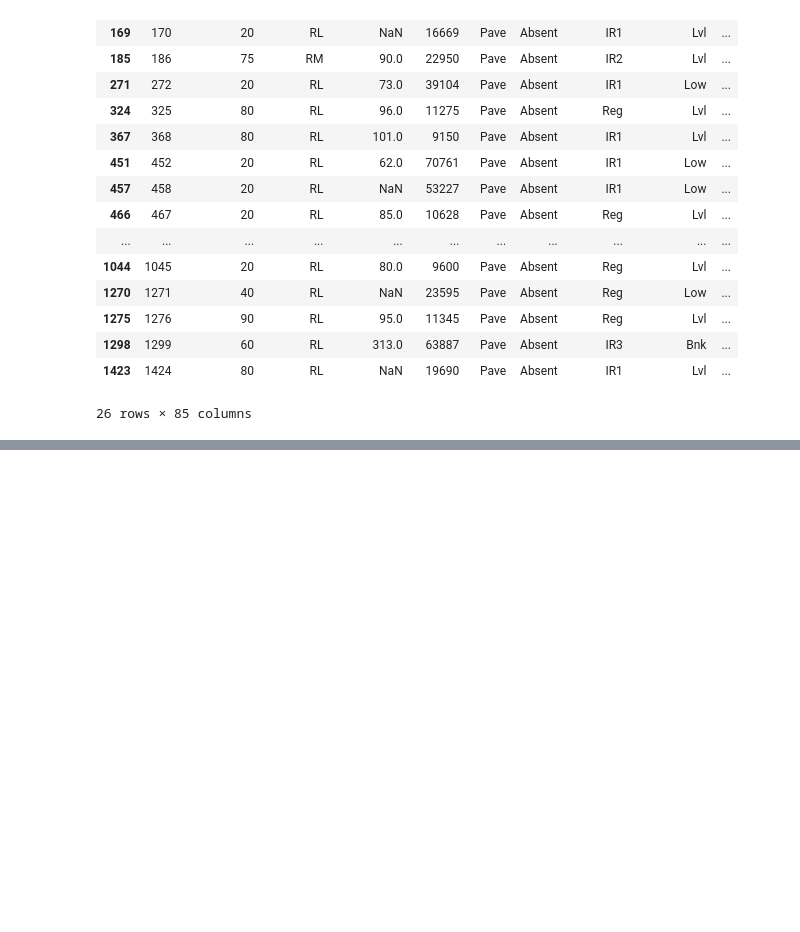
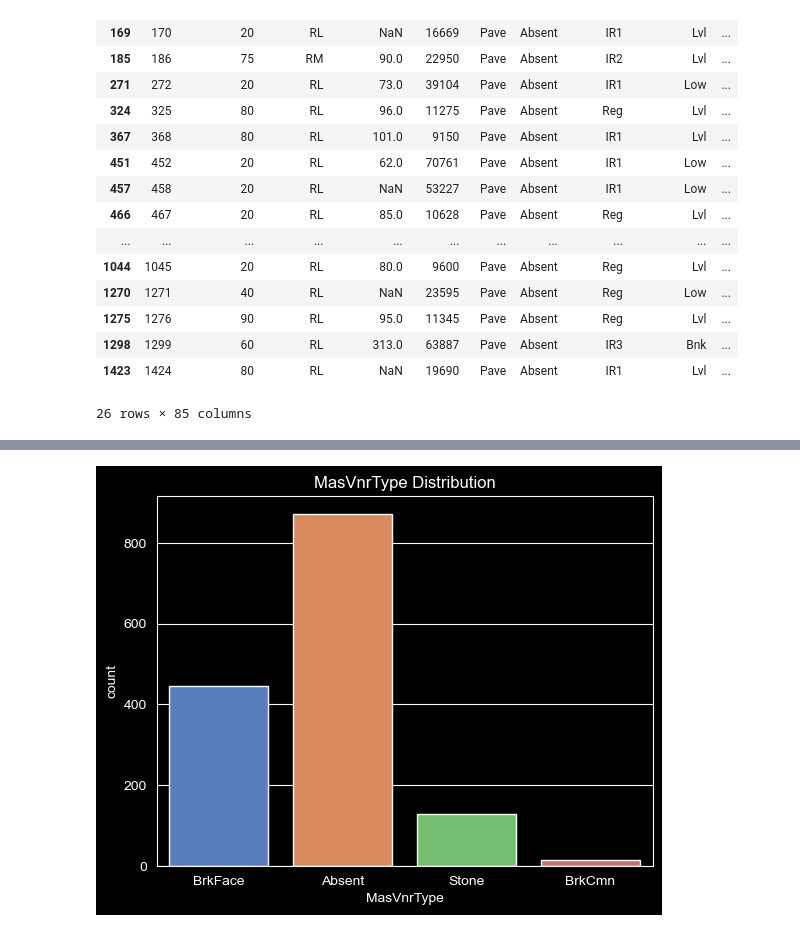
Before and after one commit to SashaCurry/HousePrices, a Jupyter notebook: 1_EDA.ipynb, the cells around one changed output, grey strips where cells are left out. Saved outputs shown, nothing was run; the diff lists cells and outputs as text; code cells hidden in the pictures; blank space fills up the shorter version.

```diff
--- a/1_EDA.ipynb
+++ b/1_EDA.ipynb
@@ -1059,0 +1137,8 @@ df[df['RoofMatl'] != 'CompShg']
+# %%
+df['MasVnrType'] = df['MasVnrType'].fillna('Absent')
+
+sns.countplot(data=df, x='MasVnrType', palette='muted')
+plt.title('MasVnrType Distribution')
+plt.show()
+# %% [output]
+[figure, added]
```
Also changed, not shown: parts of 137 cells of this notebook.
